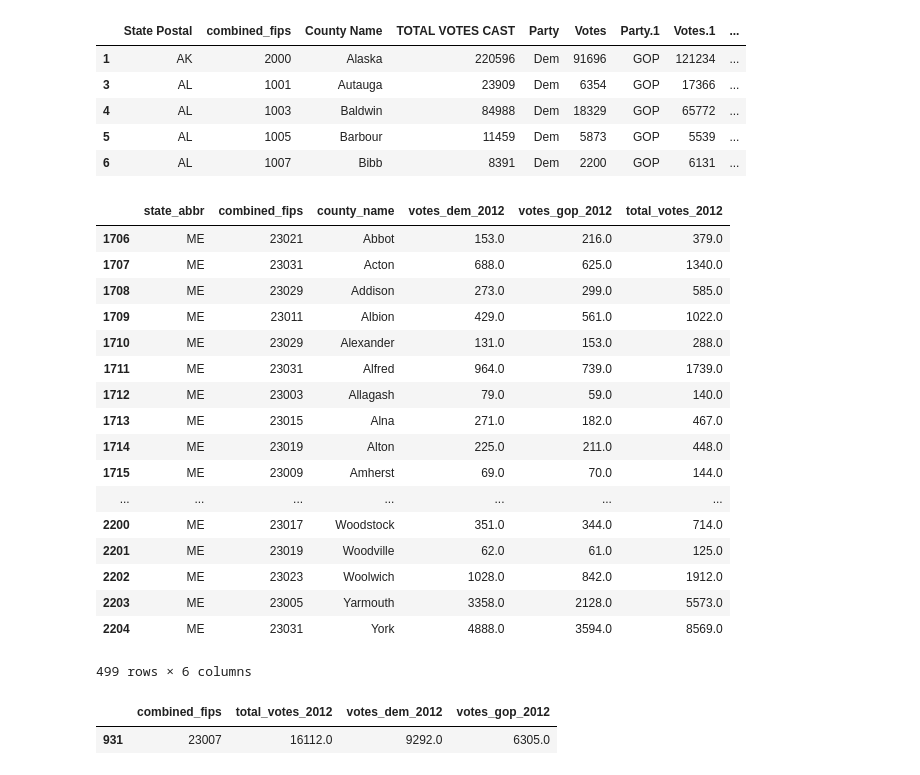
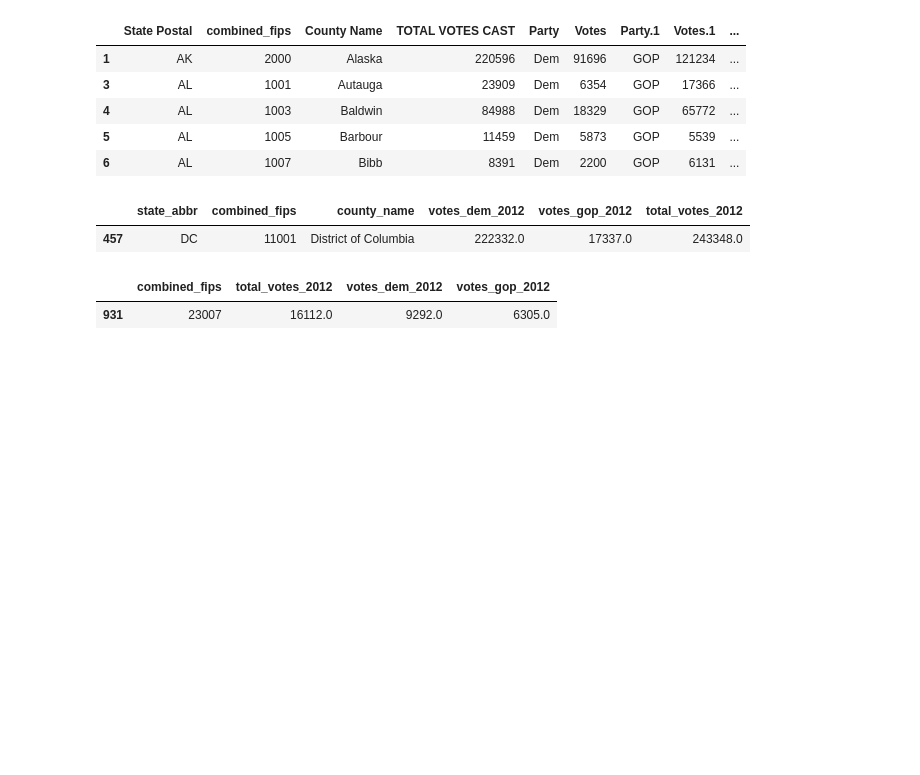
Before and after one commit to tonmcg/US_County_Level_Election_Results_08-20, a Jupyter notebook: US_County_Level_Presidential_Results_12-16.ipynb, the cells around one changed output. Drawn from its saved outputs; the diff is of its cells as text; code cells hidden in the pictures; blank space fills up the shorter version.

```diff
--- a/US_County_Level_Presidential_Results_12-16.ipynb
+++ b/US_County_Level_Presidential_Results_12-16.ipynb
@@ -99,27 +103,11 @@ guardian.head()
 # %%
 # drop irrelevant columns
 guardian_clean = guardian.drop(labels=['TOTAL VOTES CAST','Votes','Votes.1','Votes.2','Votes.3','Votes.4','Party','Party.1','Party.2','Party.3','Party.4'],axis=1)
 # format dataframe headers
 guardian_clean.rename(columns={'State Postal':'state_abbr','County Name':'county_name','state_fips_a':'state_fips'},inplace=True)
 
-guardian_clean[guardian_clean['state_abbr'] == 'ME']
+guardian_clean[guardian_clean['state_abbr'] == 'DC']
 # %% [output]
 |  | state_abbr | combined_fips | county_name | votes_dem_2012 | votes_gop_2012 | total_votes_2012 |
-| 1706 | ME | 23021 | Abbot | 153.0 | 216.0 | 379.0 |
-| 1707 | ME | 23031 | Acton | 688.0 | 625.0 | 1340.0 |
-| 1708 | ME | 23029 | Addison | 273.0 | 299.0 | 585.0 |
-| 1709 | ME | 23011 | Albion | 429.0 | 561.0 | 1022.0 |
-| 1710 | ME | 23029 | Alexander | 131.0 | 153.0 | 288.0 |
-| 1711 | ME | 23031 | Alfred | 964.0 | 739.0 | 1739.0 |
-| 1712 | ME | 23003 | Allagash | 79.0 | 59.0 | 140.0 |
-| 1713 | ME | 23015 | Alna | 271.0 | 182.0 | 467.0 |
-| 1714 | ME | 23019 | Alton | 225.0 | 211.0 | 448.0 |
-| 1715 | ME | 23009 | Amherst | 69.0 | 70.0 | 144.0 |
-| ... | ... | ... | ... | ... | ... | ... |
-| 2200 | ME | 23017 | Woodstock | 351.0 | 344.0 | 714.0 |
-| 2201 | ME | 23019 | Woodville | 62.0 | 61.0 | 125.0 |
-| 2202 | ME | 23023 | Woolwich | 1028.0 | 842.0 | 1912.0 |
-| 2203 | ME | 23005 | Yarmouth | 3358.0 | 2128.0 | 5573.0 |
-| 2204 | ME | 23031 | York | 4888.0 | 3594.0 | 8569.0 |
+| 457 | DC | 11001 | District of Columbia | 222332.0 | 17337.0 | 243348.0 |
-499 rows × 6 columns
 # %%
```
Also changed, not shown: parts of 22 cells of this notebook, 1 other file.
